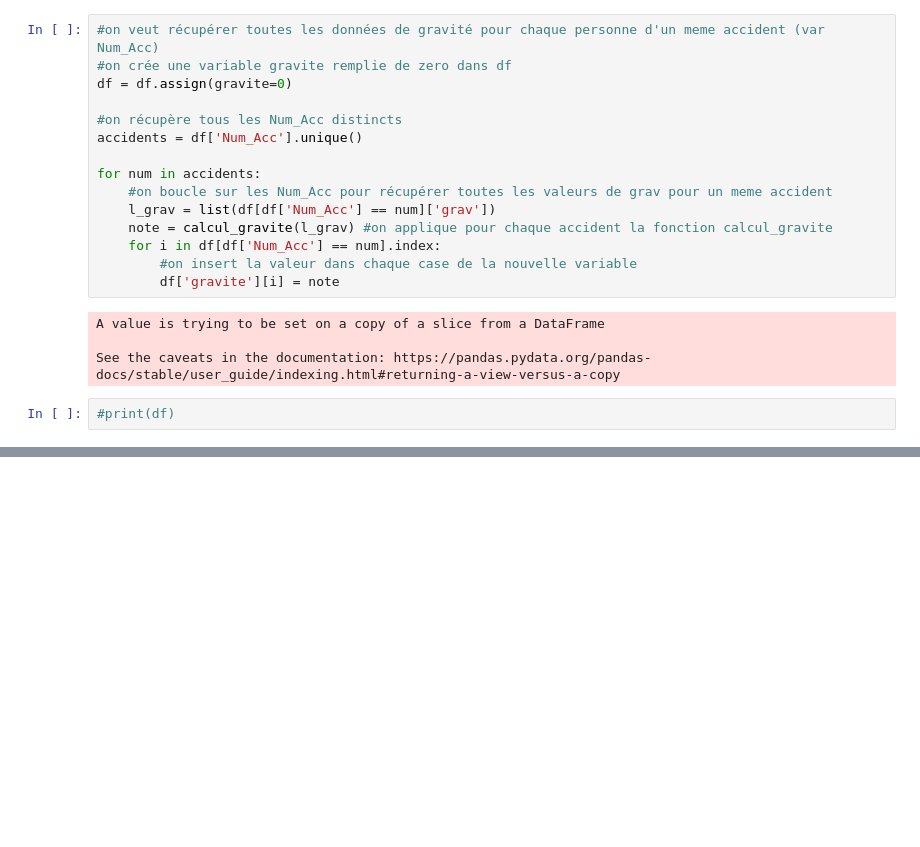
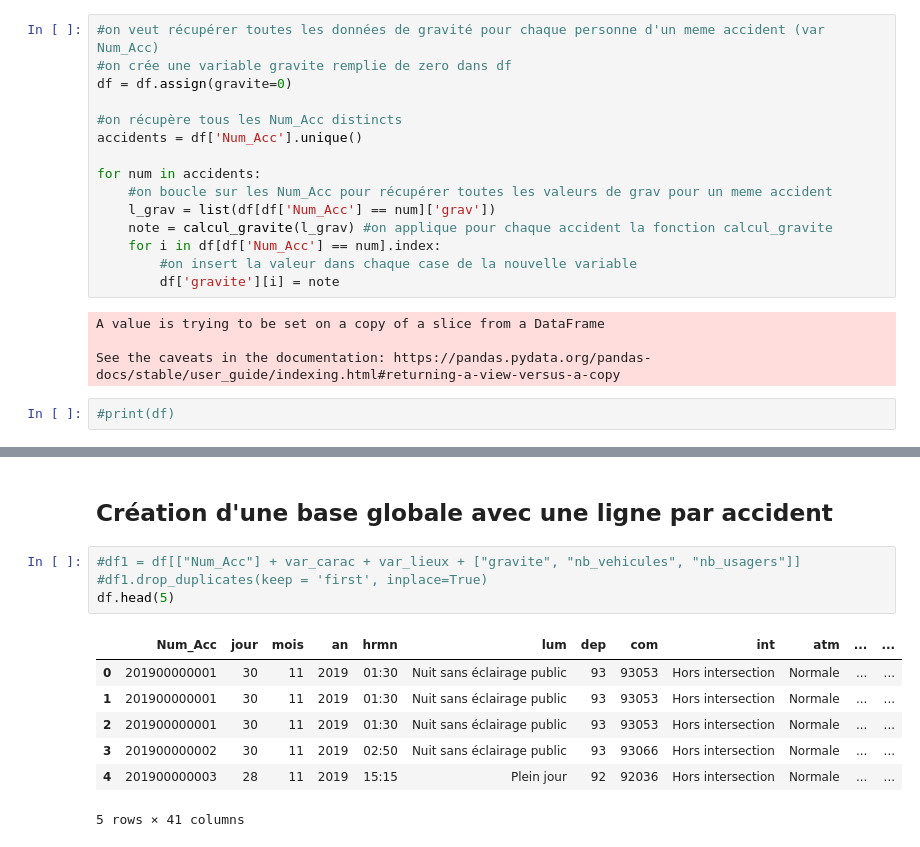
Before and after one commit to Clotilde-23/Accidents-corporels, a Jupyter notebook: Ouverture_donnees.ipynb, the cells around one changed output, grey strips where cells are left out. Drawn from its saved outputs; the diff is of its cells as text; blank space fills up the shorter version.

Commit message:
Base globale

```diff
--- a/Ouverture_donnees.ipynb
+++ b/Ouverture_donnees.ipynb
@@ -358,0 +400,14 @@ See the caveats in the documentation: https://pandas.pydata.org/pandas-docs/stab
+# %% [markdown]
+## Création d'une base globale avec une ligne par accident
+# %%
+#df1 = df[["Num_Acc"] + var_carac + var_lieux + ["gravite", "nb_vehicules", "nb_usagers"]]
+#df1.drop_duplicates(keep = 'first', inplace=True)
+df.head(5)
+# %% [output]
+|  | Num_Acc | jour | mois | an | hrmn | lum | dep | com | int | atm | ... | ... |
+| 0 | 201900000001 | 30 | 11 | 2019 | 01:30 | Nuit sans éclairage public | 93 | 93053 | Hors intersection | Normale | ... | ... |
+| 1 | 201900000001 | 30 | 11 | 2019 | 01:30 | Nuit sans éclairage public | 93 | 93053 | Hors intersection | Normale | ... | ... |
+| 2 | 201900000001 | 30 | 11 | 2019 | 01:30 | Nuit sans éclairage public | 93 | 93053 | Hors intersection | Normale | ... | ... |
+| 3 | 201900000002 | 30 | 11 | 2019 | 02:50 | Nuit sans éclairage public | 93 | 93066 | Hors intersection | Normale | ... | ... |
+| 4 | 201900000003 | 28 | 11 | 2019 | 15:15 | Plein jour | 92 | 92036 | Hors intersection | Normale | ... | ... |
+5 rows × 41 columns
```
Also changed, not shown: parts of 9 cells of this notebook.
